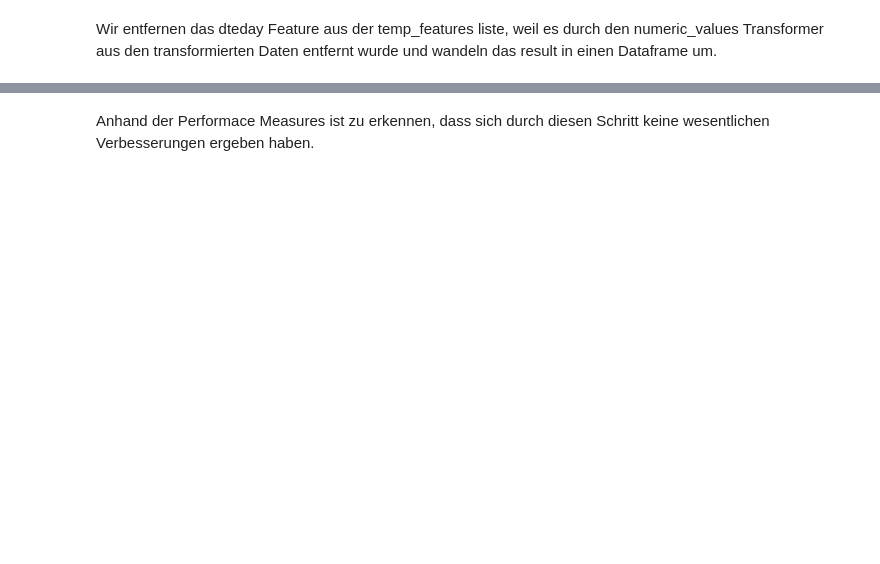
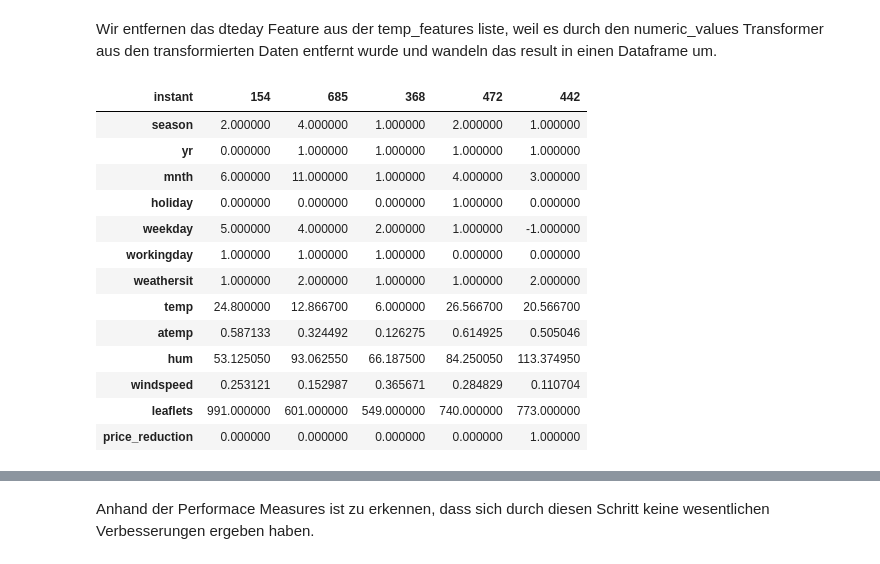
Before and after one commit to DavidRmn/introduction-data-science, a Jupyter notebook: project/task_2.ipynb, the cells around one changed output, grey strips where cells are left out. Cells and saved outputs as stored; diff of their text form; code cells hidden in the pictures; blank space fills up the shorter version.

```diff
--- a/project/task_2.ipynb
+++ b/project/task_2.ipynb
@@ -290,3 +339,18 @@ result = pd.DataFrame(result, columns=result_features, index=train_data.index)
 # %%
-result.head().T
+processed_data.head().T
+# %% [output]
+| instant | 154 | 685 | 368 | 472 | 442 |
+| season | 2.000000 | 4.000000 | 1.000000 | 2.000000 | 1.000000 |
+| yr | 0.000000 | 1.000000 | 1.000000 | 1.000000 | 1.000000 |
+| mnth | 6.000000 | 11.000000 | 1.000000 | 4.000000 | 3.000000 |
+| holiday | 0.000000 | 0.000000 | 0.000000 | 1.000000 | 0.000000 |
+| weekday | 5.000000 | 4.000000 | 2.000000 | 1.000000 | -1.000000 |
+| workingday | 1.000000 | 1.000000 | 1.000000 | 0.000000 | 0.000000 |
+| weathersit | 1.000000 | 2.000000 | 1.000000 | 1.000000 | 2.000000 |
+| temp | 24.800000 | 12.866700 | 6.000000 | 26.566700 | 20.566700 |
+| atemp | 0.587133 | 0.324492 | 0.126275 | 0.614925 | 0.505046 |
+| hum | 53.125050 | 93.062550 | 66.187500 | 84.250050 | 113.374950 |
+| windspeed | 0.253121 | 0.152987 | 0.365671 | 0.284829 | 0.110704 |
+| leaflets | 991.000000 | 601.000000 | 549.000000 | 740.000000 | 773.000000 |
+| price_reduction | 0.000000 | 0.000000 | 0.000000 | 0.000000 | 1.000000 |
 # %%
```
Also changed, not shown: parts of 18 cells of this notebook.
